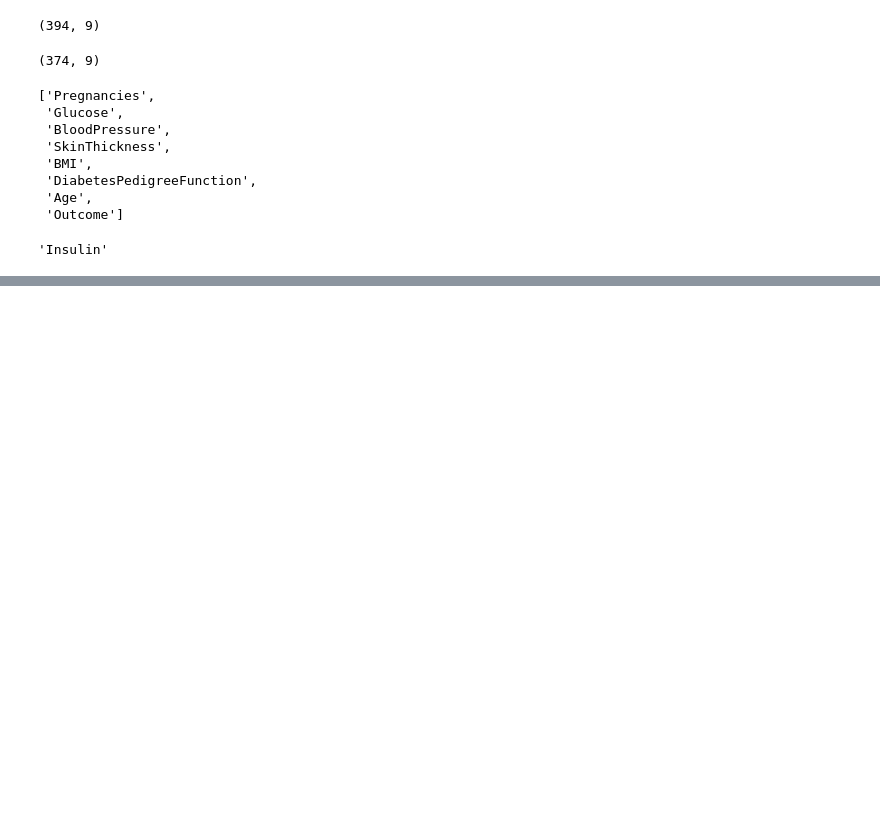
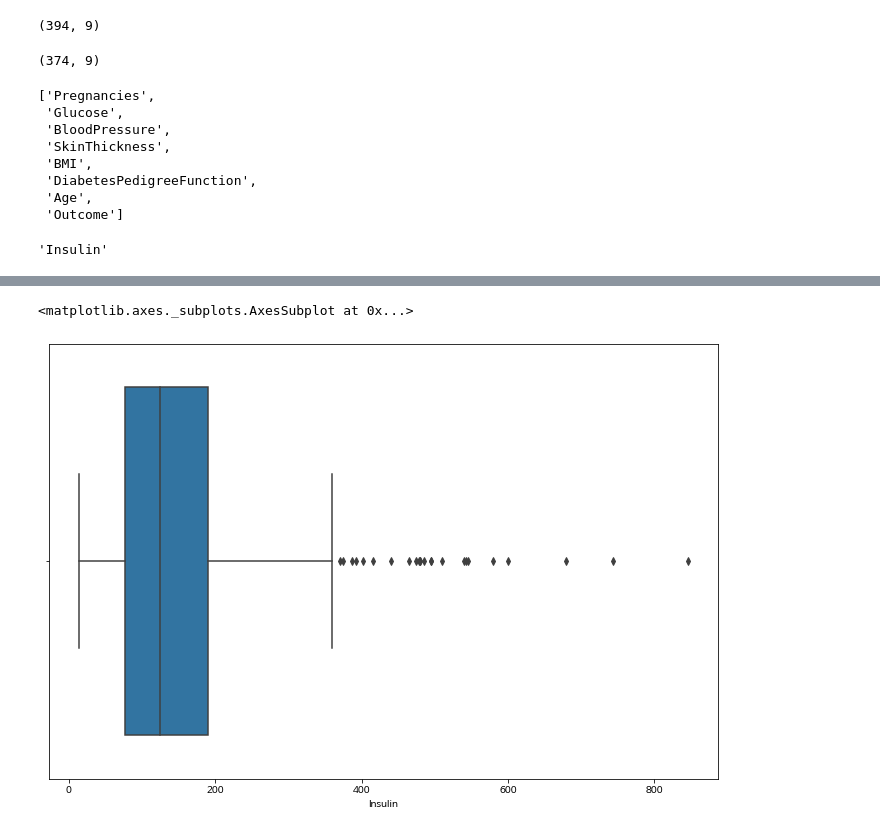
Before and after one commit to kim-bo-saeng/Practice_N_Learning, a Jupyter notebook: Diabetes_data_reg.ipynb, the cells around one changed output, grey strips where cells are left out. Saved outputs shown, nothing was run; the diff lists cells and outputs as text; code cells hidden in the pictures; blank space fills up the shorter version.

```diff
--- a/Diabetes_data_reg.ipynb
+++ b/Diabetes_data_reg.ipynb
@@ -58,0 +66,5 @@ label_name
+# %%
+sns.boxplot(train["Insulin"])
+# %% [output]
+<matplotlib.axes._subplots.AxesSubplot at 0x...>
+[figure, added]
```
Also changed, not shown: parts of 40 cells of this notebook.
